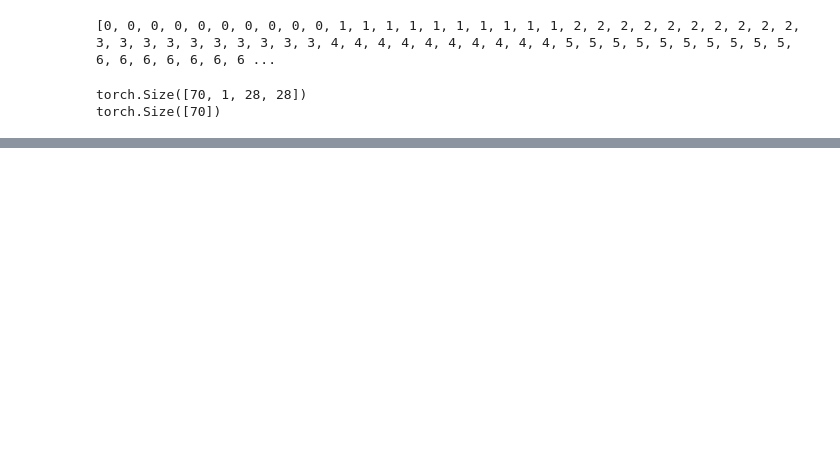
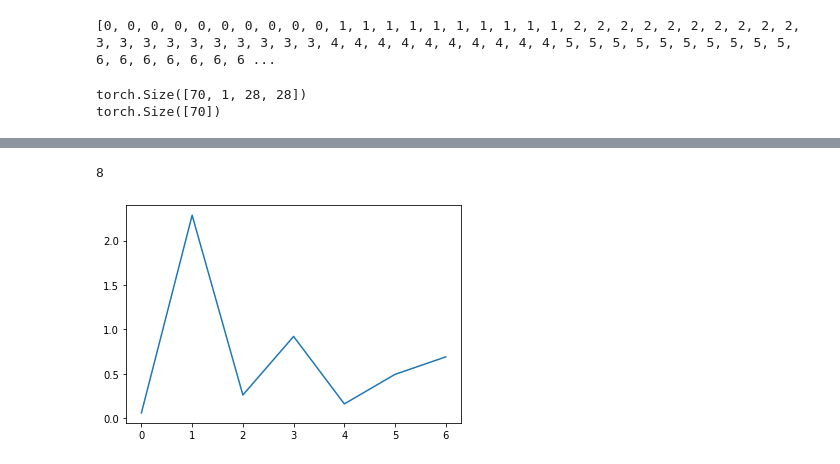
Before and after one commit to Razcle/active_learning, a Jupyter notebook: active_learning_vi_diag.ipynb, the cells around one changed output, grey strips where cells are left out. Drawn from its saved outputs; the diff is of its cells as text; code cells hidden in the pictures; blank space fills up the shorter version.

```diff
--- a/active_learning_vi_diag.ipynb
+++ b/active_learning_vi_diag.ipynb
@@ -224,0 +277,8 @@ active_bnn.pre_train(initial_train_data_tensor,initial_train_label_tensor)
+# %%
+x_new=train_dict[8][20].view(-1,1,28,28)
+label_new=torch.tensor([8])
+
+active_bnn.online_train(x_new,label_new,samlpe_num=1)
+# %% [output]
+8
+[figure, added]
```
Also changed, not shown: parts of 23 cells of this notebook, 2 other files.
